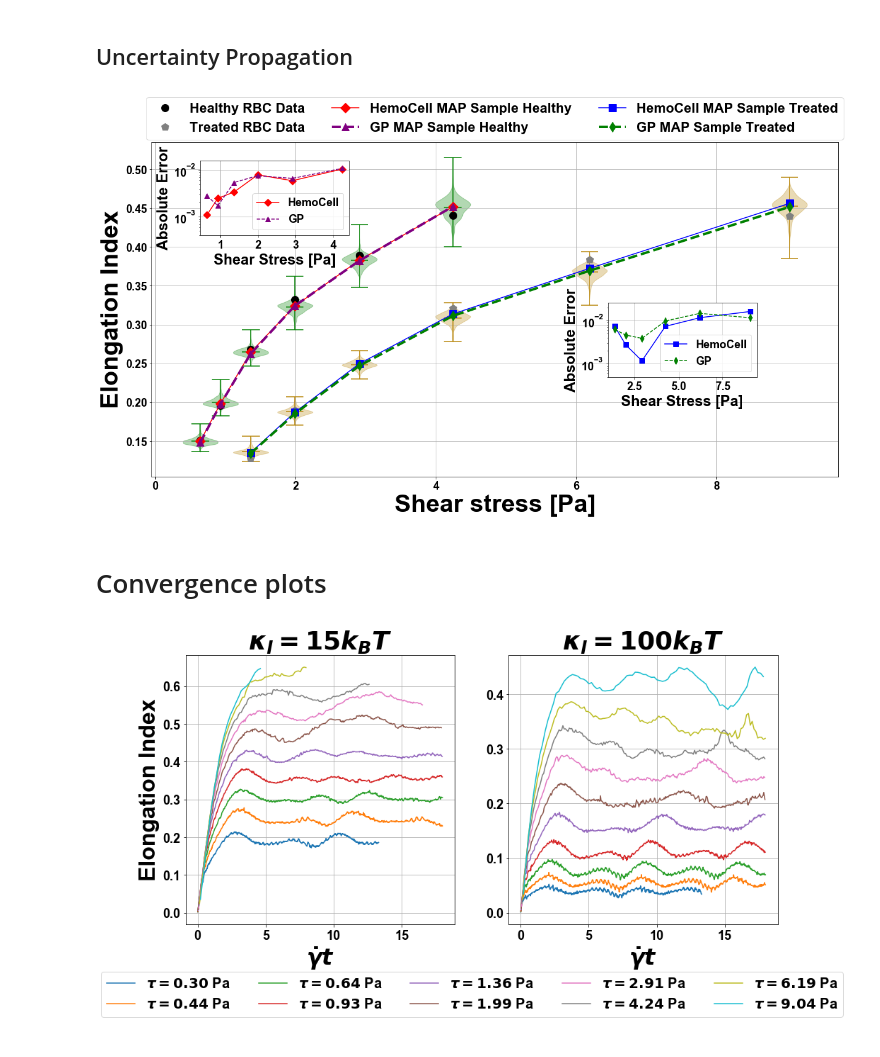
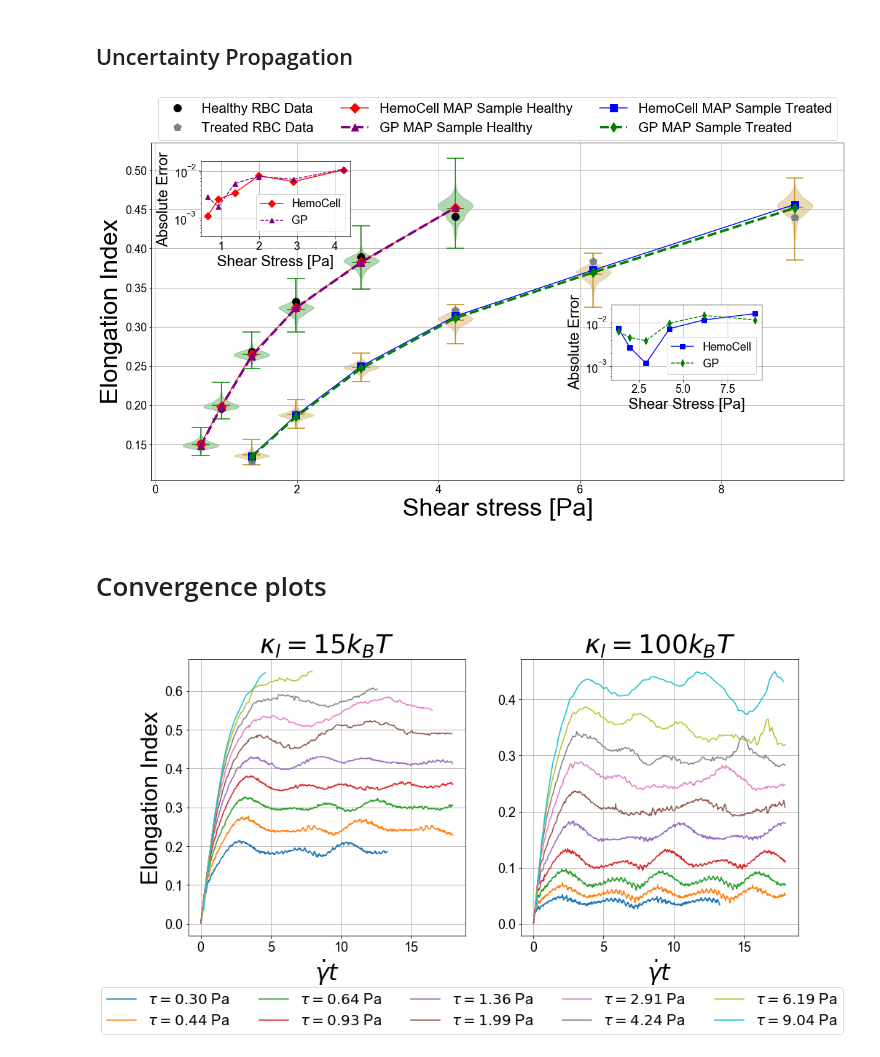
Before and after one commit to devrieskevin/IUQ-Project, a Jupyter notebook: hemocell_visualizations_paper.ipynb, the cells around one changed output. Cells and saved outputs as stored; diff of their text form; code cells hidden in the pictures.

```diff
--- a/hemocell_visualizations_paper.ipynb
+++ b/hemocell_visualizations_paper.ipynb
@@ -35,9 +35,9 @@ figdpi = 500
 plt.rcParams["xtick.labelsize"] = 18
 plt.rcParams["ytick.labelsize"] = 18
 
-plt.rcParams["font.weight"] = "bold"
-plt.rcParams["axes.labelweight"] = "bold"
-plt.rcParams["axes.titleweight"] = "bold"
+#plt.rcParams["font.weight"] = "bold"
+#plt.rcParams["axes.labelweight"] = "bold"
+#plt.rcParams["axes.titleweight"] = "bold"
 
 plt.rcParams['figure.dpi'] = figdpi
 
@@ -46,7 +46,7 @@ plt.rcParams["font.family"] = "Arial"
 ['seaborn-muted', 'seaborn-deep', 'seaborn-ticks', 'seaborn-dark', 'dark_background', 'seaborn-pastel', 'seaborn-darkgrid', 'seaborn-colorblind', 'tableau-colorblind10', 'fivethirtyeight', 'seaborn-ta ...
 # %%
 mode = "visc"
-cellHealth = "healthy"
+cellHealth = "treated"
 lmax = 1
 
 HC_nburn = 0
@@ -112,9 +112,9 @@ if mode == "visc":
 #params = params + ["err"]
 
 
-names = {"kLink":r"$\mathbf{\kappa_l}$","kBend":r"$\mathbf{\kappa_b}$",
-         "viscosityRatio":r"$\mathbf{\Lambda}$","err":r"$\mathbf{\sigma^m}$",
-         "shearrate":r"$\mathbf{\dot{\gamma}}$ [$\mathbf{s^{-1}}$]"}
+names = {"kLink":r"$\kappa_l$","kBend":r"$\kappa_b$",
+         "viscosityRatio":r"$\Lambda$","err":r"$\sigma^m$",
+         "shearrate":r"$\dot{\gamma}$ [$s^{-1}$]"}
 # %% [markdown]
 # Data visualizations
 # %%
@@ -808,7 +808,7 @@ ax_inset.legend(loc="lower right",fontsize=18)
 
 plt.savefig("%s/TMCMC_propagation.%s" % (figpath,figformat),dpi=figdpi,bbox_inches="tight")
 # %% [output]
-[figure, old version]
+[figure, new version]
 # %% [markdown]
 # Convergence plots
 # %%
@@ -836,7 +836,7 @@ plt.figure(figsize=(15,9))
 fig1 = plt.subplot(1,2,1)
 plt.title(r"$\kappa_l = 15 k_B T$",fontsize=36)
 plt.xlabel(r"$\dot{\gamma} t$",fontsize=32)
-plt.ylabel(r"Elongation Index",fontsize=32,fontweight="bold")
+plt.ylabel(r"Elongation Index",fontsize=32)
 plt.grid(True)
 
 for n in range(10):
@@ -849,32 +849,32 @@ for n in range(10):
     y_vals = qoi[full_x_vals < threshold]
 
     plt.plot(x_vals,y_vals,label=r"$\tau = %.2f$ Pa" % (stress[n]))
 
 x0,x1 = plt.gca().get_xlim()
 y0,y1 = plt.gca().get_ylim()
 plt.gca().set_aspect((x1-x0)/(y1-y0))
 
 fig2 = plt.subplot(1,2,2)
 plt.title(r"$\kappa_l = 100 k_B T$",fontsize=36)
 plt.xlabel(r"$\dot{\gamma} t$",fontsize=32)
 plt.grid(True)
 
 for n in range(10):
     steps = np.arange(500,1000001,500)[rigid_qoi[:,n] > 0]
     qoi = rigid_qoi[:,n][rigid_qoi[:,n] > 0]
 
     full_x_vals = steps * 0.5e-7 * shearrate[n]
 
     x_vals = full_x_vals[full_x_vals < threshold]
     y_vals = qoi[full_x_vals < threshold]
 
     plt.plot(x_vals,y_vals,label=r"$\tau = %.2f$ Pa" % (stress[n]))
 
 x0,x1 = plt.gca().get_xlim()
 y0,y1 = plt.gca().get_ylim()
 plt.gca().set_aspect((x1-x0)/(y1-y0))
 
-fig1.legend(loc='lower left',bbox_to_anchor=(-0.34,-0.37),ncol=5,fontsize=20)
+fig1.legend(loc='lower left',bbox_to_anchor=(-0.34,-0.38),ncol=5,fontsize=20)
 plt.savefig("%s/EL_convergence.%s" % (figpath,figformat),dpi=figdpi,bbox_inches="tight")
 # %% [output]
-[figure, old version]
+[figure, new version]
```
Also changed, not shown: parts of 7 cells of this notebook, 3 other files.
